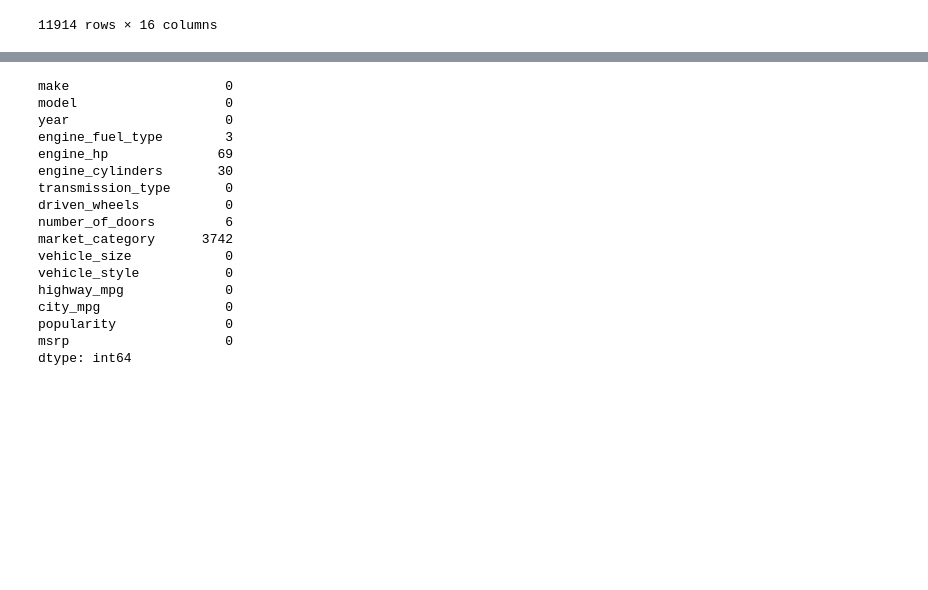
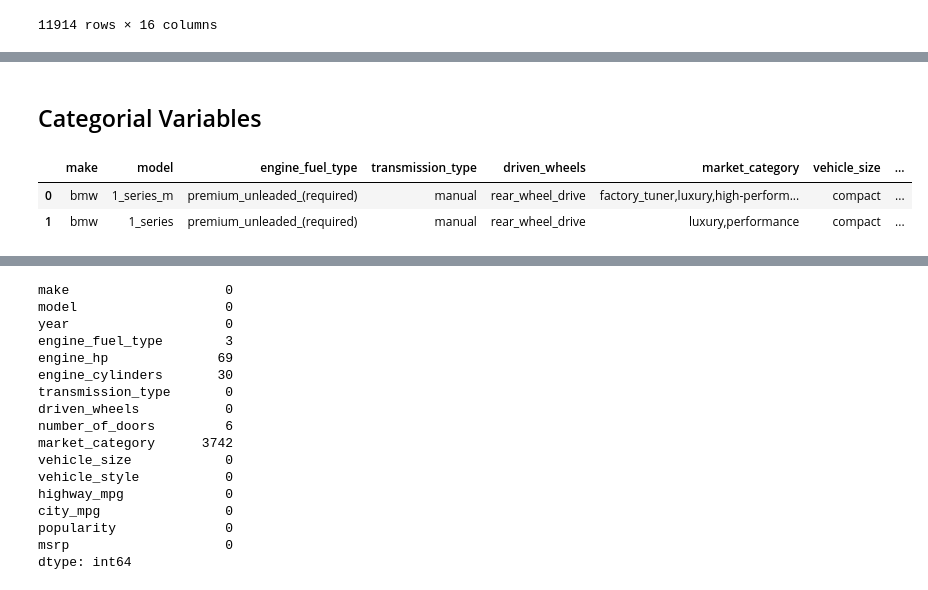
Before and after one commit to piyayut-ch/mlbookcamp-code, a Jupyter notebook: course-zoomcamp/walkthrough/w2_note.ipynb, the cells around one changed output, grey strips where cells are left out. Drawn from its saved outputs; the diff is of its cells as text; code cells hidden in the pictures; blank space fills up the shorter version.

```diff
--- a/course-zoomcamp/walkthrough/w2_note.ipynb
+++ b/course-zoomcamp/walkthrough/w2_note.ipynb
@@ -197,0 +233,9 @@ plt.show()
+# %% [markdown]
+## Categorial Variables
+# %%
+df_cat = df.select_dtypes(include = 'object').copy()
+df_cat.head(2)
+# %% [output]
+|  | make | model | engine_fuel_type | transmission_type | driven_wheels | market_category | vehicle_size | ... |
+| 0 | bmw | 1_series_m | premium_unleaded_(required) | manual | rear_wheel_drive | factory_tuner,luxury,high-perform... | compact | ... |
+| 1 | bmw | 1_series | premium_unleaded_(required) | manual | rear_wheel_drive | luxury,performance | compact | ... |
```
Also changed, not shown: parts of 30 cells of this notebook, 1 other file.
